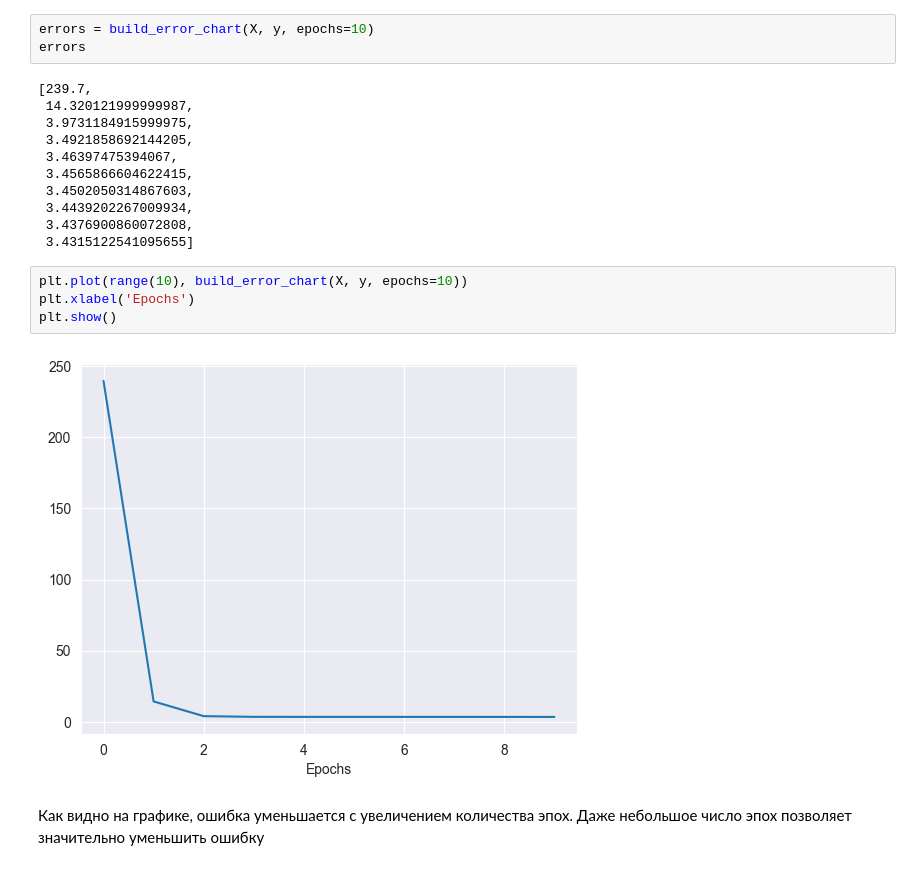
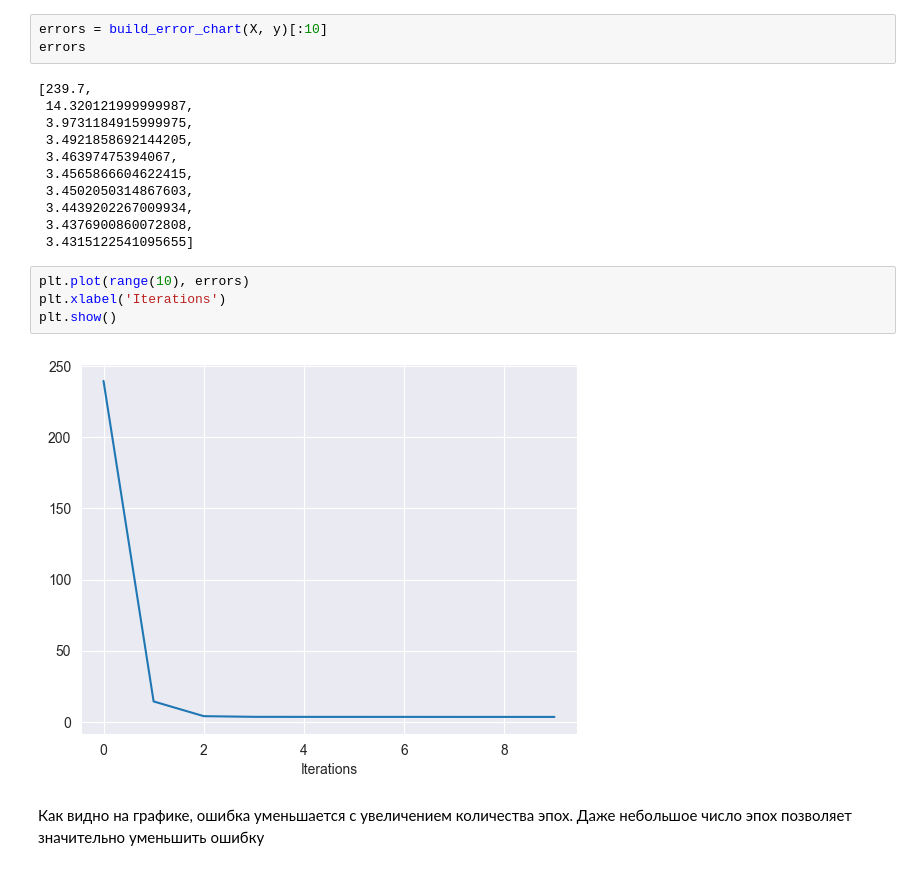
Before and after one commit to Ilja-R/TMSds, a Jupyter notebook: lesson15/hw15.ipynb, the cells around one changed output. Saved outputs shown, nothing was run; the diff lists cells and outputs as text.

```diff
--- a/lesson15/hw15.ipynb
+++ b/lesson15/hw15.ipynb
@@ -178,7 +178,7 @@ def build_error_chart(X, y, learning_rate=0.01, epochs=1000):
 
     return error_array
 # %%
-errors = build_error_chart(X, y, epochs=10)
+errors = build_error_chart(X, y)[:10]
 errors
 # %% [output]
 [239.7,
@@ -192,10 +192,10 @@ errors
  3.4376900860072808,
  3.4315122541095655]
 # %%
-plt.plot(range(10), build_error_chart(X, y, epochs=10))
-plt.xlabel('Epochs')
+plt.plot(range(10), errors)
+plt.xlabel('Iterations')
 plt.show()
 # %% [output]
-[figure, old version]
+[figure, new version]
 # %% [markdown]
 Как видно на графике, ошибка уменьшается с увеличением количества эпох. Даже небольшое число эпох позволяет значительно уменьшить ошибку
```
Also changed, not shown: parts of 2 cells of this notebook, 3 other files.
